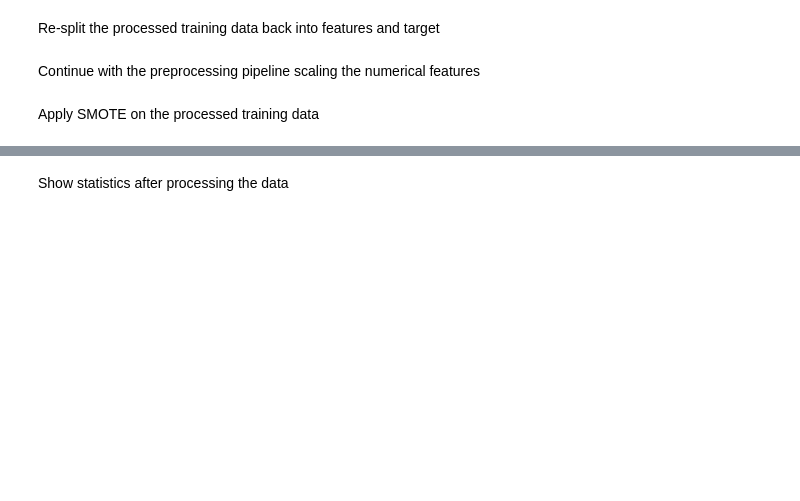
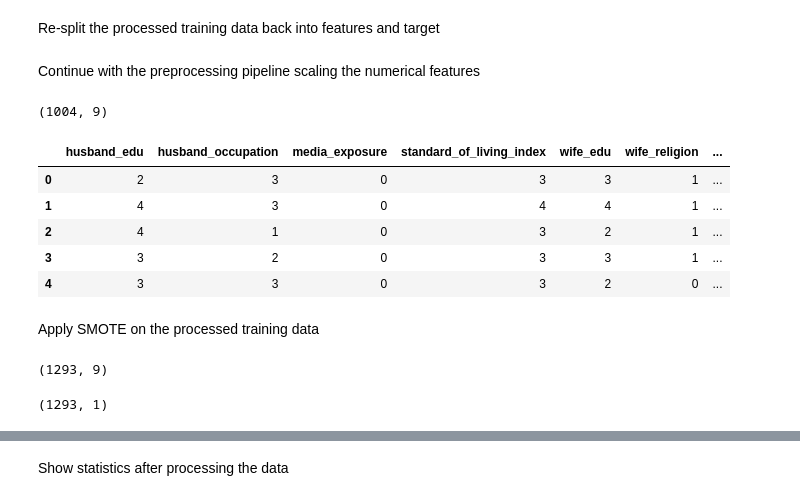
Before and after one commit to almirmcunhajr/am-contraceptive-method-choice, a Jupyter notebook: main.ipynb, the cells around one changed output, grey strips where cells are left out. Drawn from its saved outputs; the diff is of its cells as text; code cells hidden in the pictures; blank space fills up the shorter version.

```diff
--- a/main.ipynb
+++ b/main.ipynb
@@ -188,8 +203,6 @@ train_data.drop_duplicates(inplace=True)
 # %% [markdown]
 Remove outliers in the numeric columns of the training data
 # %%
-numeric_columns = ['wife_age', 'num_children']
-
 def remove_outliers_iqr(df, columns):
     for col in columns:
         Q1 = df[col].quantile(0.25)  # First Quartile
@@ -200,4 +213,4 @@ def remove_outliers_iqr(df, columns):
         df = df[(df[col] >= lower_bound) & (df[col] <= upper_bound)]  # Filter data
     return df
 
-train_data = remove_outliers_iqr(train_data, numeric_columns)
+train_data = remove_outliers_iqr(train_data, numeric_features)
@@ -204,7 +221,7 @@ train_data = remove_outliers_iqr(train_data, numeric_columns)
 # %% [markdown]
 Re-split the processed training data back into features and target
 # %%
-X_train = train_data.drop(columns='contraceptive_method')
-y_train = train_data['contraceptive_method']
+X_train = train_data.drop(columns=target_feature)
+y_train = train_data[target_feature]
 # %% [markdown]
 Continue with the preprocessing pipeline scaling the numerical features
@@ -225,3 +237,16 @@ X_test_transformed = preprocessor.transform(X_test)
+# %%
+X_train_transformed.shape
+# %% [output]
+(1004, 9)
+# %%
+X_train_transformed.head()
+# %% [output]
+|  | husband_edu | husband_occupation | media_exposure | standard_of_living_index | wife_edu | wife_religion | ... |
+| 0 | 2 | 3 | 0 | 3 | 3 | 1 | ... |
+| 1 | 4 | 3 | 0 | 4 | 4 | 1 | ... |
+| 2 | 4 | 1 | 0 | 3 | 2 | 1 | ... |
+| 3 | 3 | 2 | 0 | 3 | 3 | 1 | ... |
+| 4 | 3 | 3 | 0 | 3 | 2 | 0 | ... |
 # %% [markdown]
 Apply SMOTE on the processed training data
 # %%
@@ -229 +254,9 @@ smote = SMOTE(random_state=45)
 X_train_resampled, y_train_resampled = smote.fit_resample(X_train_transformed, y_train)
+# %%
+X_train_resampled.shape
+# %% [output]
+(1293, 9)
+# %%
+y_train_resampled.shape
+# %% [output]
+(1293, 1)
```
Also changed, not shown: parts of 15 cells of this notebook.
